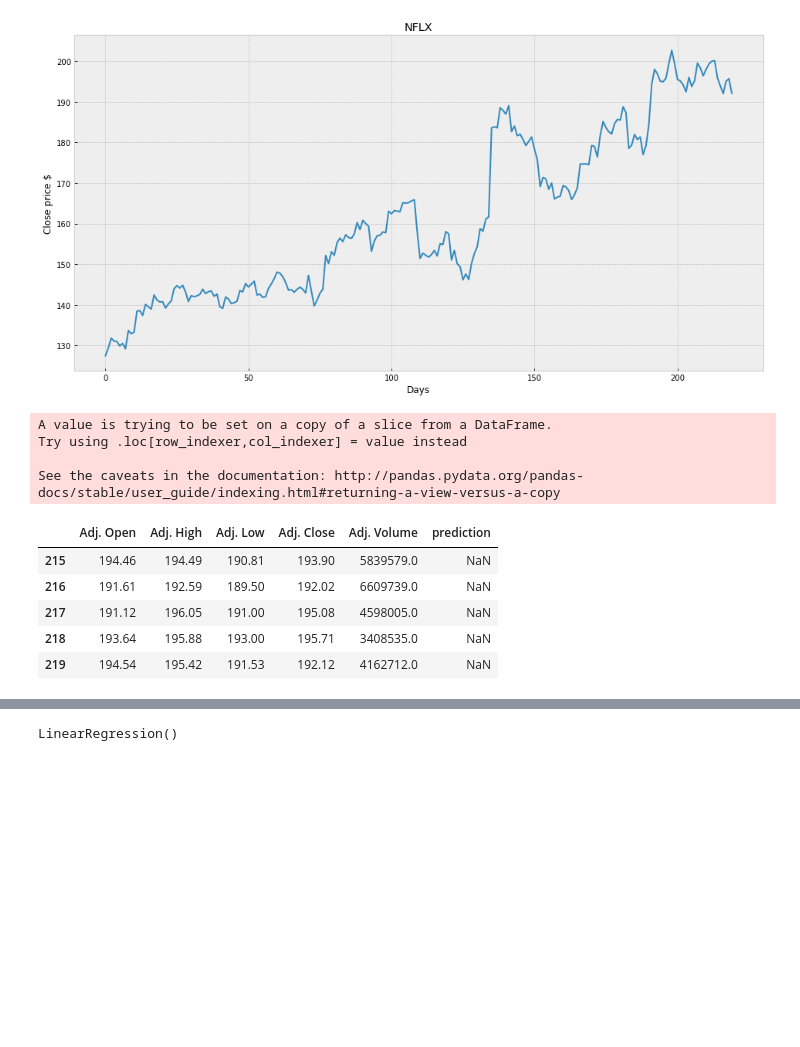
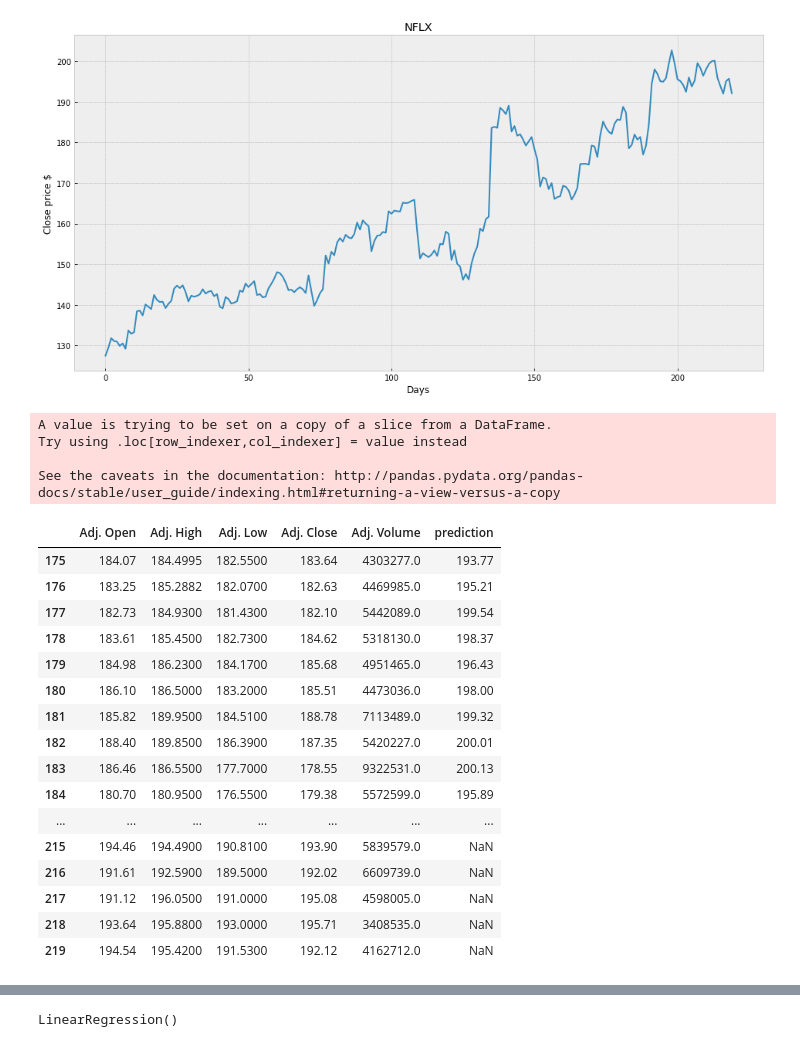
Before and after one commit to tavo-robotas/class, a Jupyter notebook: machine_learning/__linear_regression/__linear_regression_X(test_prep_a).ipynb, the cells around one changed output, grey strips where cells are left out. Cells and saved outputs as stored; diff of their text form; code cells hidden in the pictures; blank space fills up the shorter version.

```diff
--- a/machine_learning/__linear_regression/__linear_regression_X(test_prep_a).ipynb
+++ b/machine_learning/__linear_regression/__linear_regression_X(test_prep_a).ipynb
@@ -47,18 +47,29 @@ y = 'Adj. Close'
 # %%
 future = 30
 df['prediction'] = df[y].shift(-future)
-df.tail()
+df.tail(45)
 # %% [output]
 A value is trying to be set on a copy of a slice from a DataFrame.
 Try using .loc[row_indexer,col_indexer] = value instead
 
 See the caveats in the documentation: http://pandas.pydata.org/pandas-docs/stable/user_guide/indexing.html#returning-a-view-versus-a-copy
 |  | Adj. Open | Adj. High | Adj. Low | Adj. Close | Adj. Volume | prediction |
-| 215 | 194.46 | 194.49 | 190.81 | 193.90 | 5839579.0 | NaN |
-| 216 | 191.61 | 192.59 | 189.50 | 192.02 | 6609739.0 | NaN |
-| 217 | 191.12 | 196.05 | 191.00 | 195.08 | 4598005.0 | NaN |
-| 218 | 193.64 | 195.88 | 193.00 | 195.71 | 3408535.0 | NaN |
-| 219 | 194.54 | 195.42 | 191.53 | 192.12 | 4162712.0 | NaN |
+| 175 | 184.07 | 184.4995 | 182.5500 | 183.64 | 4303277.0 | 193.77 |
+| 176 | 183.25 | 185.2882 | 182.0700 | 182.63 | 4469985.0 | 195.21 |
+| 177 | 182.73 | 184.9300 | 181.4300 | 182.10 | 5442089.0 | 199.54 |
+| 178 | 183.61 | 185.4500 | 182.7300 | 184.62 | 5318130.0 | 198.37 |
+| 179 | 184.98 | 186.2300 | 184.1700 | 185.68 | 4951465.0 | 196.43 |
+| 180 | 186.10 | 186.5000 | 183.2000 | 185.51 | 4473036.0 | 198.00 |
+| 181 | 185.82 | 189.9500 | 184.5100 | 188.78 | 7113489.0 | 199.32 |
+| 182 | 188.40 | 189.8500 | 186.3900 | 187.35 | 5420227.0 | 200.01 |
+| 183 | 186.46 | 186.5500 | 177.7000 | 178.55 | 9322531.0 | 200.13 |
+| 184 | 180.70 | 180.9500 | 176.5500 | 179.38 | 5572599.0 | 195.89 |
+| ... | ... | ... | ... | ... | ... | ... |
+| 215 | 194.46 | 194.4900 | 190.8100 | 193.90 | 5839579.0 | NaN |
+| 216 | 191.61 | 192.5900 | 189.5000 | 192.02 | 6609739.0 | NaN |
+| 217 | 191.12 | 196.0500 | 191.0000 | 195.08 | 4598005.0 | NaN |
+| 218 | 193.64 | 195.8800 | 193.0000 | 195.71 | 3408535.0 | NaN |
+| 219 | 194.54 | 195.4200 | 191.5300 | 192.12 | 4162712.0 | NaN |
 # %%
 # DEAL WITH NAN
 df.dropna(inplace=True)
```
Also changed, not shown: parts of 20 cells of this notebook.
